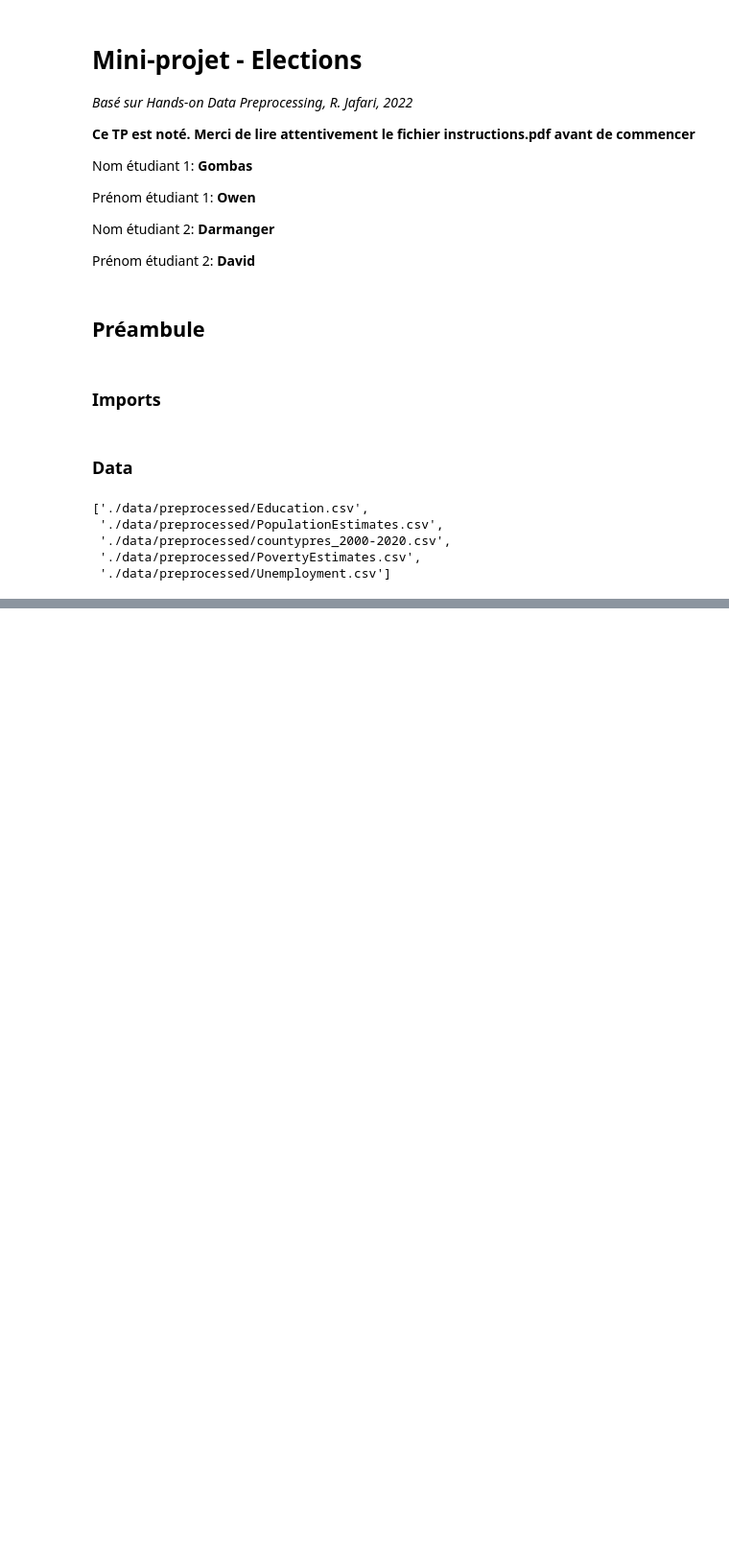
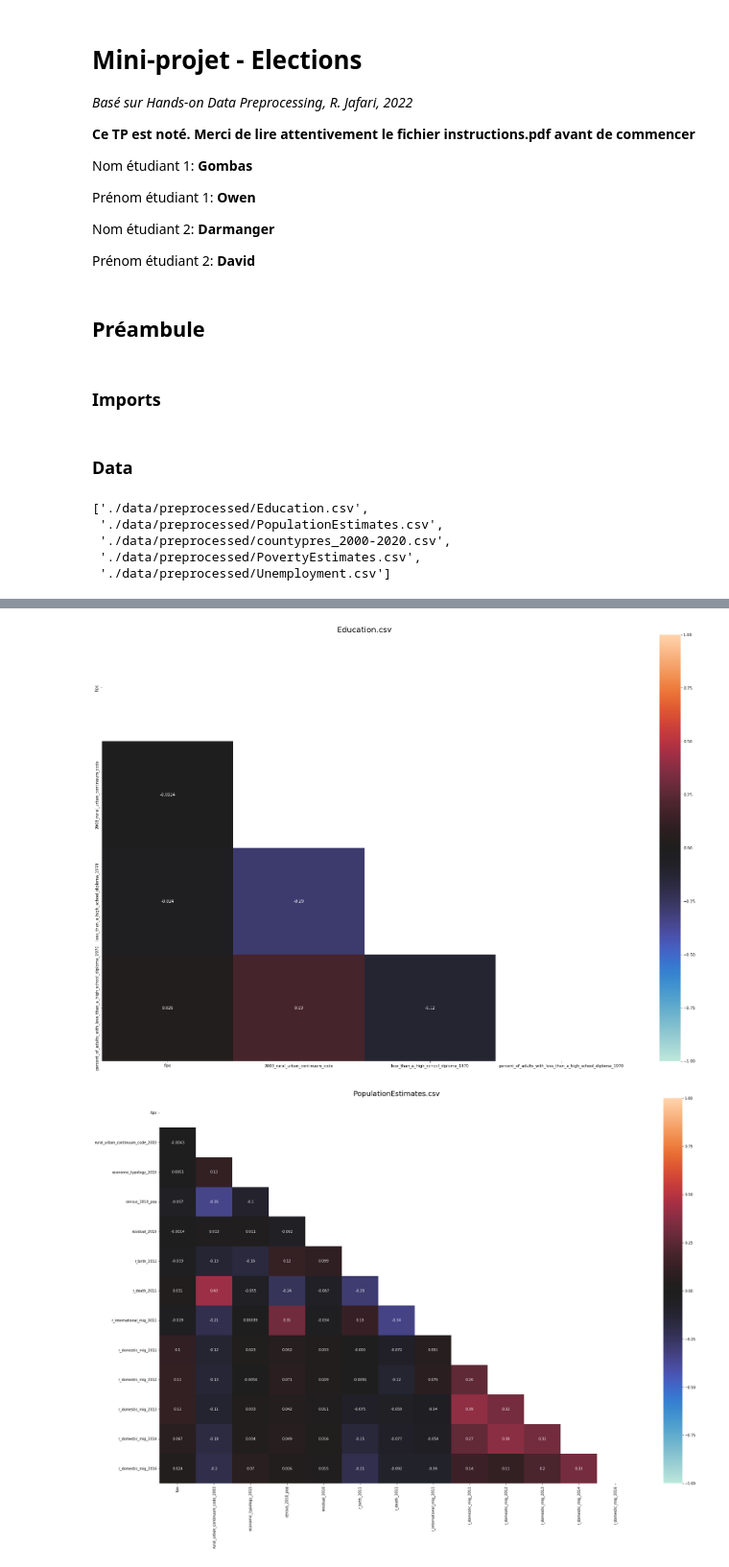
Before and after one commit to darmangerd/elections-study, a Jupyter notebook: 1_2_correlations.ipynb, the cells around one changed output, grey strips where cells are left out. Shown at 96% size. Cells and saved outputs as stored; diff of their text form; code cells hidden in the pictures; blank space fills up the shorter version.

```diff
--- a/1_2_correlations.ipynb
+++ b/1_2_correlations.ipynb
@@ -86,0 +96,10 @@ for df in dfs:
+# %%
+for file in files:
+    df = pd.read_csv(file)
+    df = numerical_df(df)
+    df = remove_correlated_columns(df, threshold=0.5)
+    show_heatmap(df, title=os.path.basename(file), annot=True)
+    df.to_csv(os.path.join(PREPROCESSED_FOLDER, "clean_" + os.path.basename(file)), index=False)
+# %% [output]
+[figure, added]
+[figure, added]
```
Also changed, not shown: parts of 7 cells of this notebook, 11 other files.
